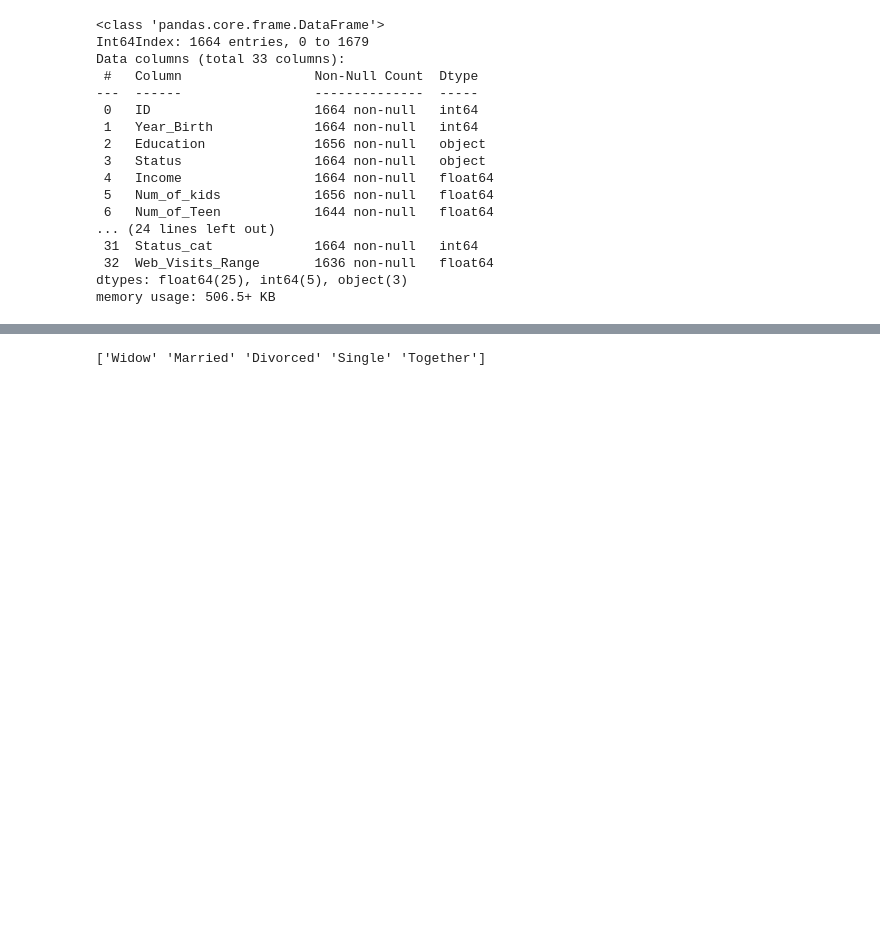
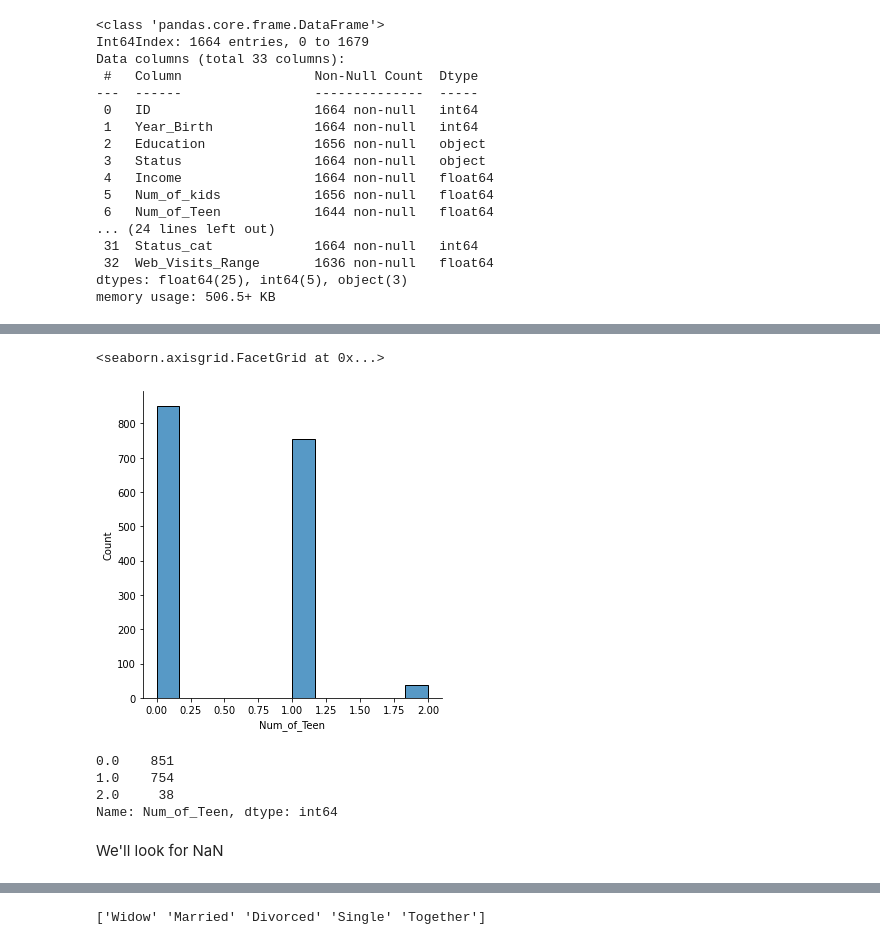
Before and after one commit to parzival0152/datamine, a Jupyter notebook: main.ipynb, the cells around one changed output, grey strips where cells are left out. Cells and saved outputs as stored; diff of their text form; code cells hidden in the pictures; blank space fills up the shorter version.

```diff
--- a/main.ipynb
+++ b/main.ipynb
@@ -985,0 +1066,3 @@ dtype: int64
+# %%
+cleanData['Mnt_sweet'] = cleanData['Mnt_sweet'].fillna(cleanData['Mnt_sweet'].mode)
+cleanData[cleanData['Mnt_sweet'].isna()]
@@ -985,0 +1094,14 @@ dtype: int64
+# %%
+sns.displot(cleanData['Num_of_Teen'])
+# %% [output]
+<seaborn.axisgrid.FacetGrid at 0x...>
+[figure, added]
+# %%
+cleanData['Num_of_Teen'].value_counts()
+# %% [output]
+0.0    851
+1.0    754
+2.0     38
+Name: Num_of_Teen, dtype: int64
+# %% [markdown]
+We'll look for NaN
```
Also changed, not shown: parts of 61 cells of this notebook, 1 other file.
